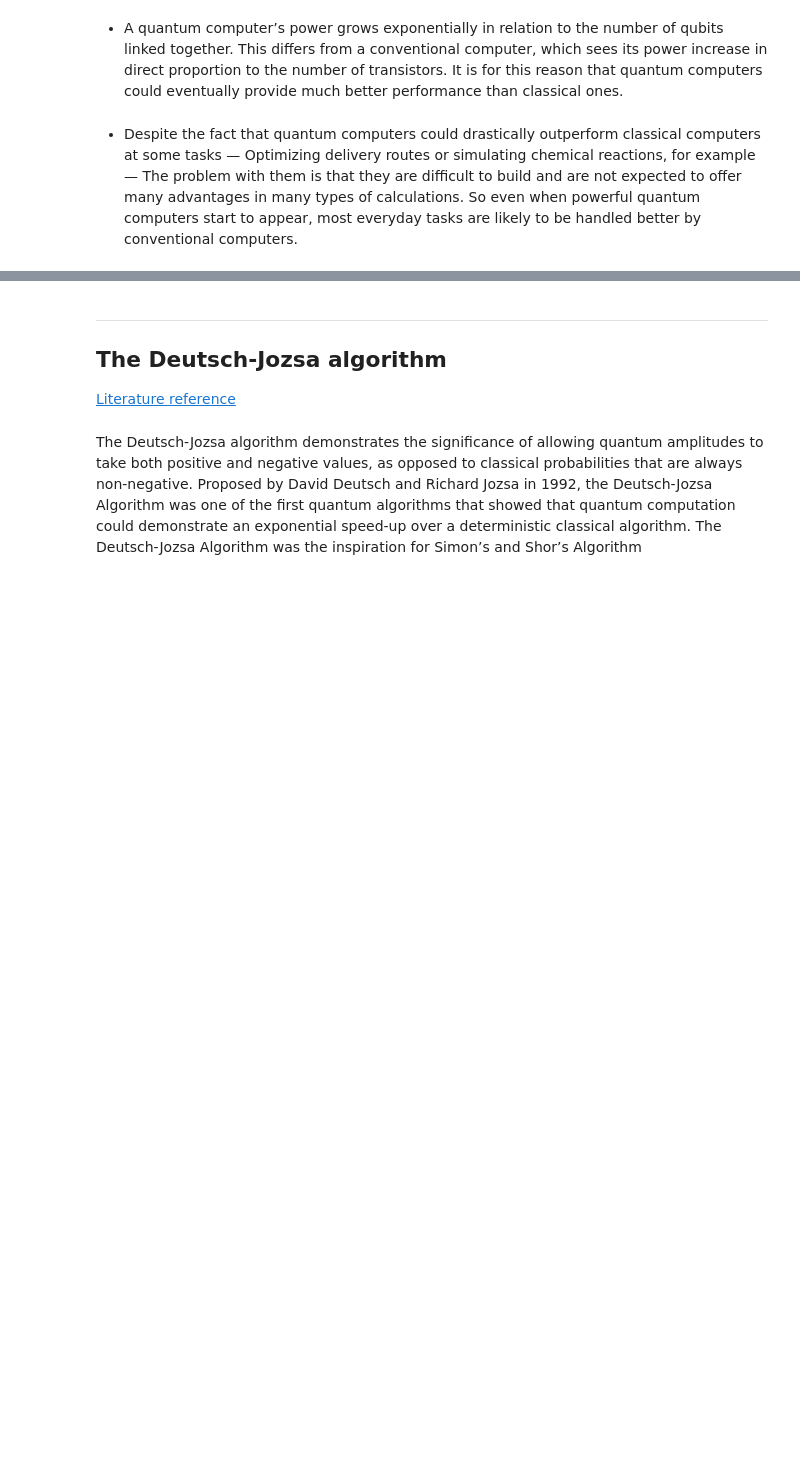
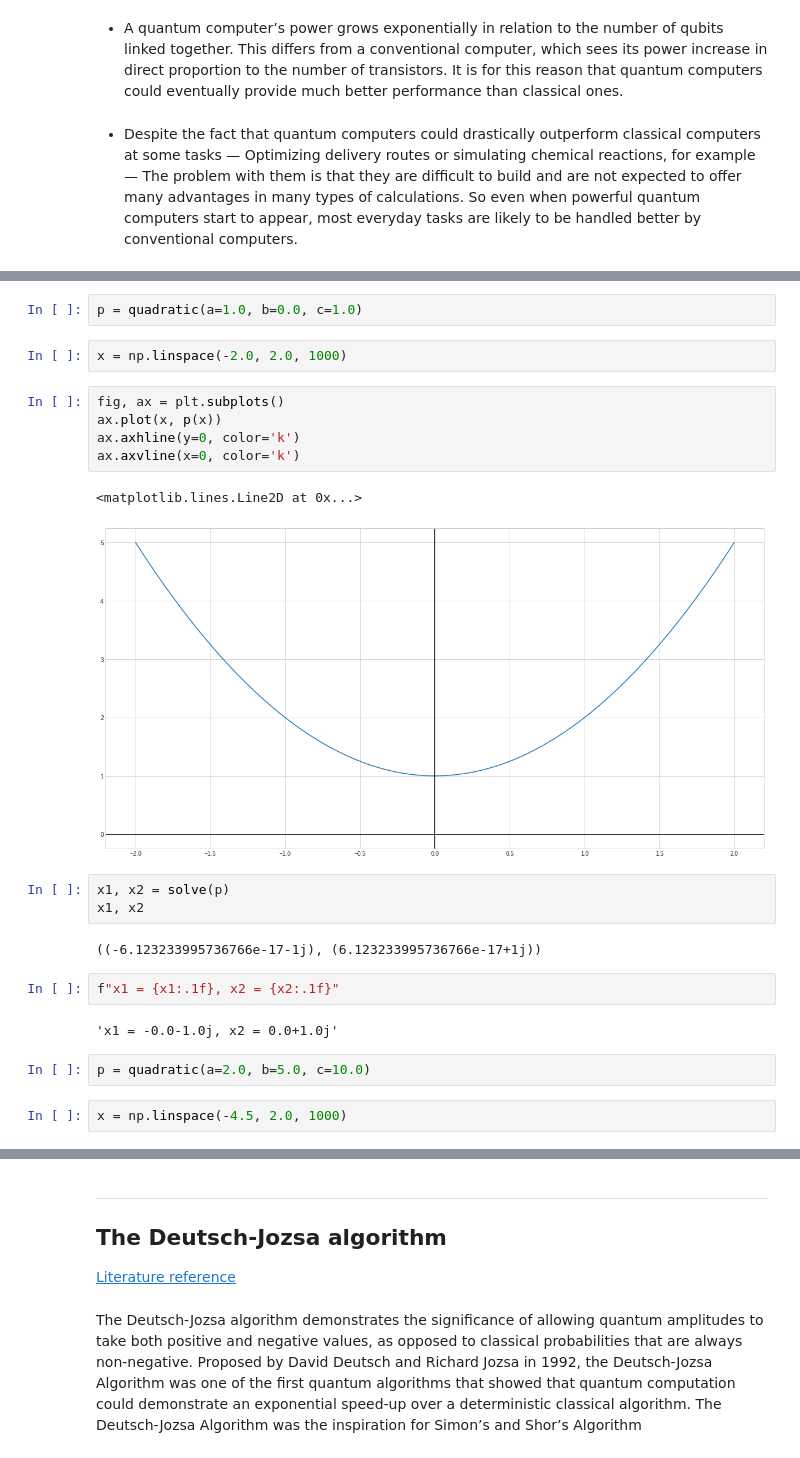
Before and after one commit to Panachaijames/EmergingTechAssignment, a Jupyter notebook: quantum-deutsch.ipynb, the cells around one changed output, grey strips where cells are left out. Drawn from its saved outputs; the diff is of its cells as text; blank space fills up the shorter version.

```diff
--- a/quantum-deutsch.ipynb
+++ b/quantum-deutsch.ipynb
@@ -23,0 +147,25 @@ Image(url= "https://research-assets.cbinsights.com/2020/12/22124918/Quantum_comp
+# %%
+p = quadratic(a=1.0, b=0.0, c=1.0)
+# %%
+x = np.linspace(-2.0, 2.0, 1000)
+# %%
+fig, ax = plt.subplots()
+ax.plot(x, p(x))
+ax.axhline(y=0, color='k')
+ax.axvline(x=0, color='k')
+# %% [output]
+<matplotlib.lines.Line2D at 0x...>
+[figure, added]
+# %%
+x1, x2 = solve(p)
+x1, x2
+# %% [output]
+((-6.123233995736766e-17-1j), (6.123233995736766e-17+1j))
+# %%
+f"x1 = {x1:.1f}, x2 = {x2:.1f}"
+# %% [output]
+'x1 = -0.0-1.0j, x2 = 0.0+1.0j'
+# %%
+p = quadratic(a=2.0, b=5.0, c=10.0)
+# %%
+x = np.linspace(-4.5, 2.0, 1000)
```
Also changed, not shown: parts of 98 cells of this notebook.
